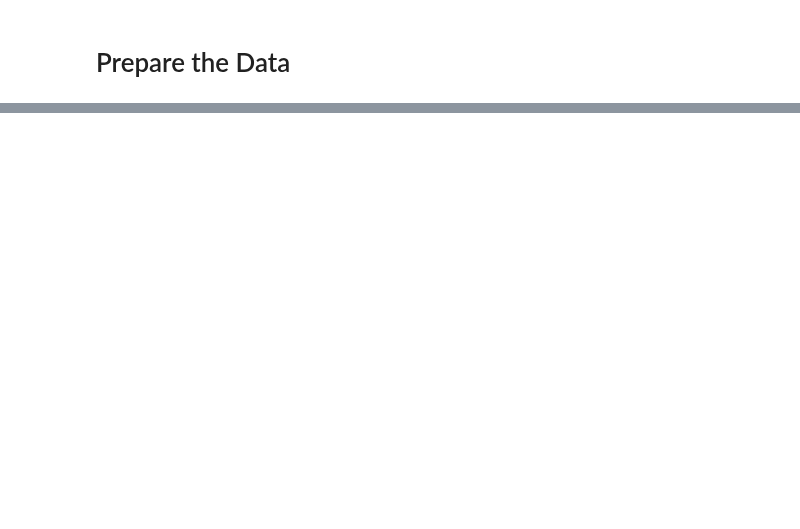
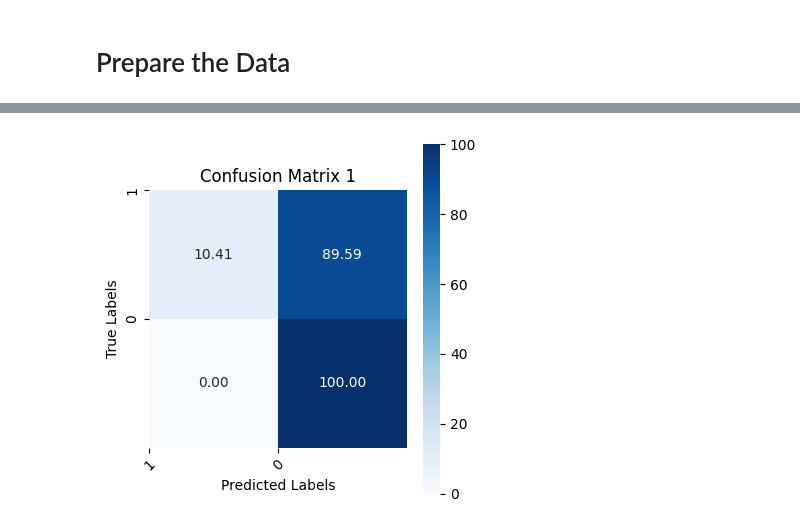
Before and after one commit to adamd1985/intra_day_futures_arb, a Jupyter notebook: cnn_algo.ipynb, the cells around one changed output, grey strips where cells are left out. Saved outputs shown, nothing was run; the diff lists cells and outputs as text; code cells hidden in the pictures; blank space fills up the shorter version.

```diff
--- a/cnn_algo.ipynb
+++ b/cnn_algo.ipynb
@@ -770,0 +620,17 @@ build_tcn(input_shape, X, y, Xt=None, yt=None)
+# %%
+from sklearn.metrics import accuracy_score, precision_score, recall_score, fbeta_score, roc_auc_score
+
+ypred_raw = model.predict([X_t])
+pred = (ypred_raw > 0.5).astype(int)
+metrics = {}
+
+metrics = {
+    "Accuracy": accuracy_score(y_t.flatten(), pred.flatten()),
+    "Precision": precision_score(y_t.flatten(), pred.flatten()),
+    "Recall": recall_score(y_t.flatten(), pred.flatten()),
+    "F1b Score": fbeta_score(y_t.flatten(), pred.flatten(), average="weighted", beta=0.5),
+    "ROC AUC": roc_auc_score(y_t.flatten(), ypred_raw.flatten(), average='weighted')  # Using raw probabilities
+}
+
+metrics_unseen_df = pd.DataFrame.from_dict(metrics, orient='index')
+metrics_unseen_df
@@ -770,0 +645,35 @@ build_tcn(input_shape, X, y, Xt=None, yt=None)
+# %%
+from tensorflow.math import confusion_matrix
+import seaborn as sns
+
+def plot_confusion_matrix(cm, labels, cm2=None, labels2=None):
+        plt.figure(figsize=(8 if cm2 is not None else 4, 4))
+        if cm2 is not None:
+            plt.subplot(1, 2, 1)
+        plt.imshow(cm, interpolation='nearest', cmap=plt.cm.Accent)
+
+        df_cm = pd.DataFrame((cm / np.sum(cm, axis=1)[:, None])*100, index=[i for i in labels], columns=[i for i in labels])
+        cm_plot1 = sns.heatmap(df_cm, annot=True,  fmt=".2f", cmap='Blues', xticklabels=labels, yticklabels=labels).get_figure()
+        plt.xlabel('Predicted Labels')
+        plt.ylabel('True Labels')
+        plt.title('Confusion Matrix 1')
+        tick_marks = np.arange(len(labels))
+        plt.xticks(tick_marks, labels, rotation=45)
+        plt.yticks(tick_marks, labels)
+
+        cm_plot2=None
+        if cm2 is not None:
+            plt.subplot(1, 2, 2)
+            df_cm = pd.DataFrame((cm2 / np.sum(cm2, axis=1)[:, None])*100, index=[i for i in labels2], columns=[i for i in labels2])
+            cm_plot12 = sns.heatmap(df_cm, annot=True,  fmt=".2f", cmap='Reds', xticklabels=labels, yticklabels=labels).get_figure()
+            plt.xlabel('Predicted Labels')
+            plt.title('Confusion Matrix 2')
+        plt.tight_layout()
+
+        return cm_plot1, cm_plot2
+
+
+cm = confusion_matrix(y_t.flatten(), pred)
+figure, _ = plot_confusion_matrix(cm, labels=[1,0])
+# %% [output]
+[figure, added]
```
Also changed, not shown: parts of 14 cells of this notebook, 1 other file.
